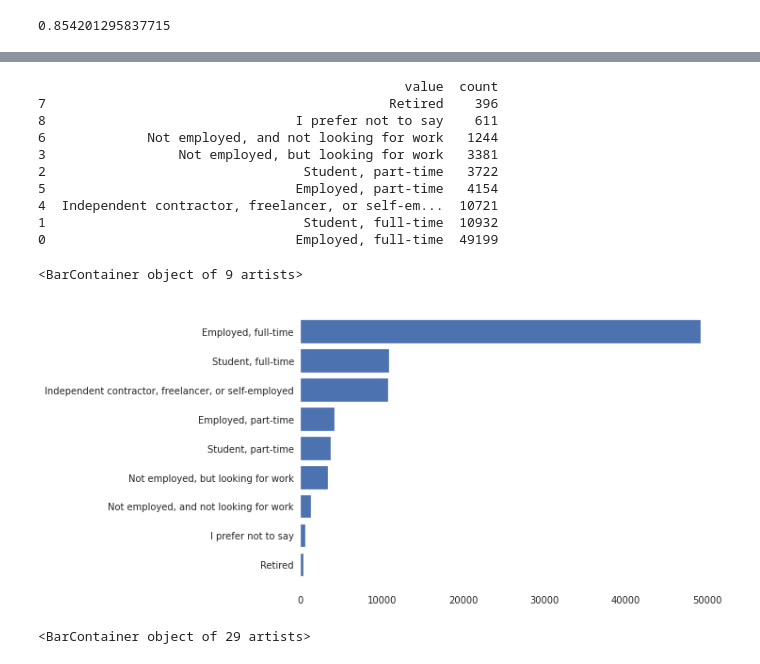
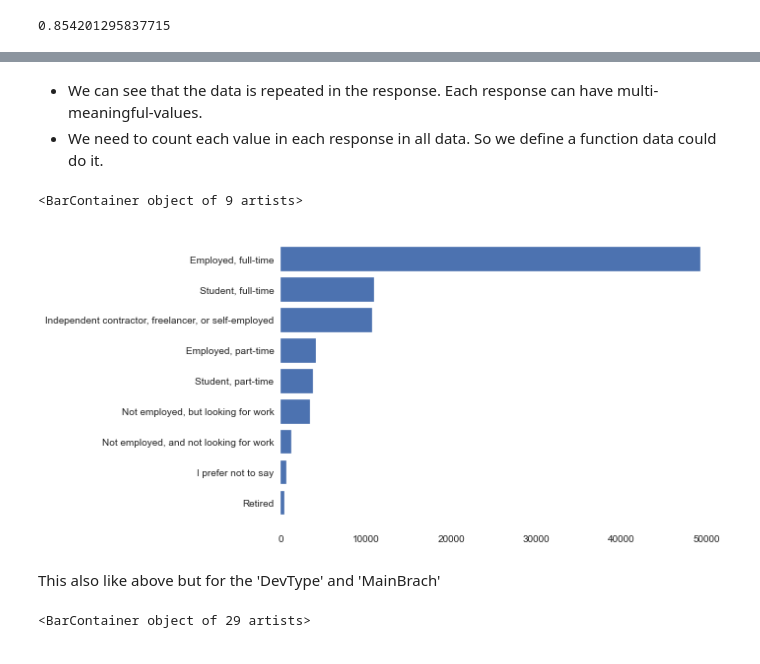
Before and after one commit to anhtu12st/Data_StackOverflow_Analysis, a Jupyter notebook: Analysis.ipynb, the cells around one changed output, grey strips where cells are left out. Saved outputs shown, nothing was run; the diff lists cells and outputs as text; code cells hidden in the pictures.

```diff
--- a/Analysis.ipynb
+++ b/Analysis.ipynb
@@ -17,7 +17,8 @@ import seaborn as sns
 sns.set_style("whitegrid", {'axes.grid' : False})
 # %%
 # Change this to where you pt your file
-df = pd.read_csv('/content/drive/MyDrive/Colab Notebooks/Udacity/DS_Prj_01/Data/survey_results_public.csv')
+# df = pd.read_csv('/content/drive/MyDrive/Colab Notebooks/Udacity/DS_Prj_01/Data/survey_results_public.csv')
+df = pd.read_csv('./Data/survey_results_public.csv')
 df.describe()
 # %% [output]
 |  | ResponseId | CompTotal | VCHostingPersonal use | VCHostingProfessional use | WorkExp | ConvertedCompYearly |
@@ -130,0 +127,3 @@ plt.barh(RemoteWork.index, width=RemoteWork)
+# %%
+Employment = df.Employment
+Employment.unique()
@@ -131,33 +148,39 @@ plt.barh(RemoteWork.index, width=RemoteWork)
+# %% [markdown]
+- We can see that the data is repeated in the response. Each response can have multi-meaningful-values.
+- We need to count each value in each response in all data. So we define a function data could do it.
+# %%
+def get_value_counts_distinct(lst):
+  """
+  Get deeper value counts in lst
+
+  A record in lst that contains many value that separate by ';'
+  this function will separate and return the value counts for each
+  value in the record.
+
+  Parameters:
+  lst (list<str>): list of values or value-concat by ';'
+
+  Returns:
+  Dataframe of each value counts.
+  """
+  rs = {}
+  for each in lst:
+    lst_e = each.split(';')
+    for e in lst_e:
+      if e in rs:
+        rs[e] = rs[e] + 1
+      else:
+        rs[e] = 1
+  return pd.DataFrame(rs.items(), columns=['value', 'count'])
 # %%
-def get_value_counts_distinct(lst):
-  rs = {}
-  for each in lst:
-    lst_e = each.split(';')
-    for e in lst_e:
-      if e in rs:
-        rs[e] = rs[e] + 1
-      else:
-        rs[e] = 1
-  return pd.DataFrame(rs.items(), columns=['value', 'count'])
-
-
-Employment = profile_df.Employment.dropna(axis=0)
+Employment = Employment.dropna(axis=0)
 Employment_value_counts = get_value_counts_distinct(Employment).sort_values(axis=0, by='count', ascending=True)
-print(Employment_value_counts)
 plt.barh(Employment_value_counts.iloc[:,0], width=Employment_value_counts.iloc[:,1])
 # %% [output]
-                                               value  count
-7                                            Retired    396
-8                                I prefer not to say    611
-6             Not employed, and not looking for work   1244
-3                 Not employed, but looking for work   3381
-2                                 Student, part-time   3722
-5                                Employed, part-time   4154
-4  Independent contractor, freelancer, or self-em...  10721
-1                                 Student, full-time  10932
-0                                Employed, full-time  49199
+<BarContainer object of 9 artists>
-<BarContainer object of 9 artists>
-[figure, old version]
+[figure, new version]
+# %% [markdown]
+This also like above but for the 'DevType' and 'MainBrach'
 # %%
 DevType = df.DevType.dropna(axis=0)
 DevType_value_counts = get_value_counts_distinct(DevType).sort_values(axis=0, by='count', ascending=True)
```
Also changed, not shown: parts of 15 cells of this notebook, 5 other files.
